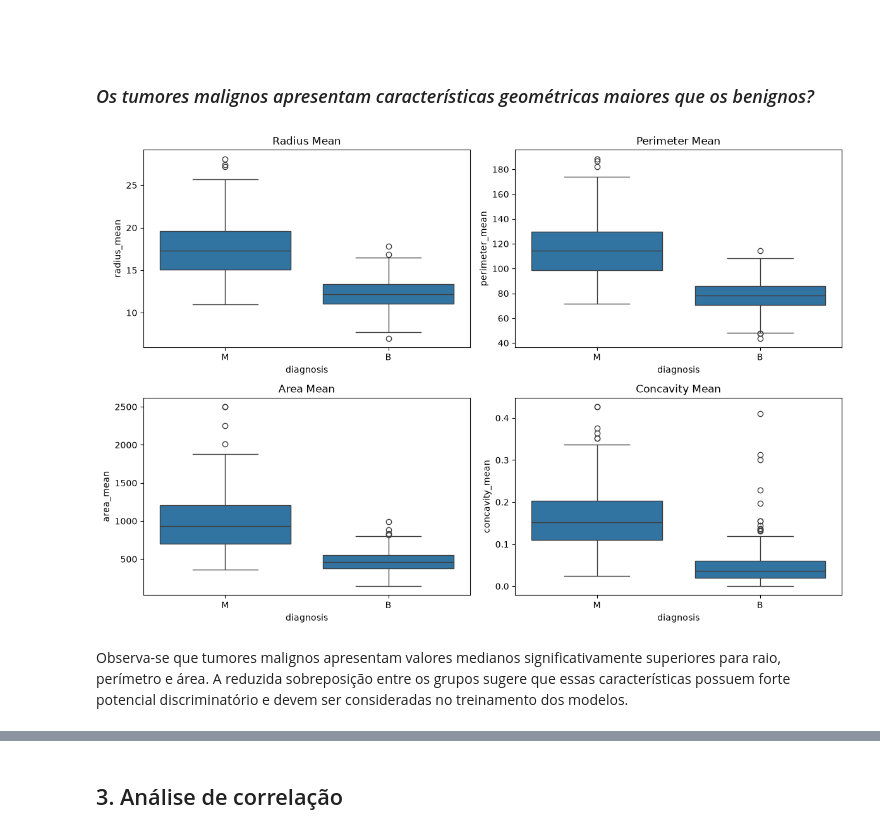
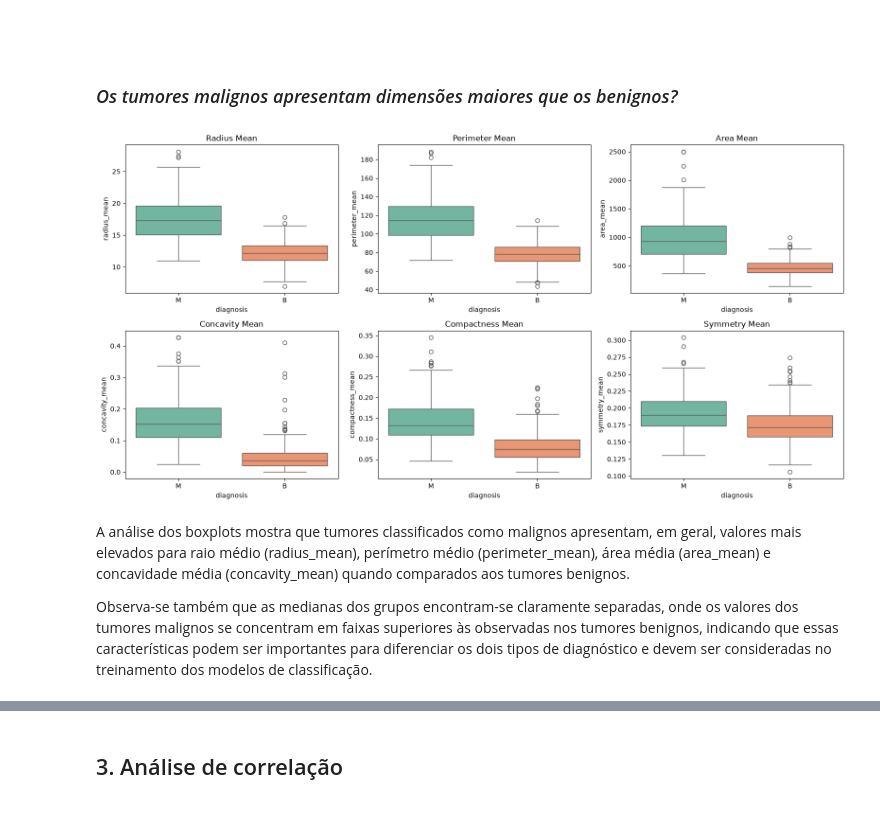
Before and after one commit to Rafael-Evangelista/tech-challenge-fiap, a Jupyter notebook: notebooks/01_analise_e_modelagem.ipynb, the cells around one changed output, grey strips where cells are left out. Cells and saved outputs as stored; diff of their text form; code cells hidden in the pictures.

```diff
--- a/notebooks/01_analise_e_modelagem.ipynb
+++ b/notebooks/01_analise_e_modelagem.ipynb
@@ -211,25 +212,36 @@ df.describe().T
 # %% [markdown]
 #
 # %% [markdown]
-### *Os tumores malignos apresentam características geométricas maiores que os benignos?*
+### *Os tumores malignos apresentam dimensões maiores que os benignos?*
 # %%
-fig, axes = plt.subplots(2, 2, figsize=(12, 8))
+fig, axes = plt.subplots(2, 3, figsize=(16, 8))
 
-sns.boxplot(data=df, x='diagnosis', y='radius_mean', ax=axes[0,0])
-axes[0,0].set_title('Radius Mean')
+colunas = [
+    'radius_mean',
+    'perimeter_mean',
+    'area_mean',
+    'concavity_mean',
+    'compactness_mean',
+    'symmetry_mean'
+]
 
-sns.boxplot(data=df, x='diagnosis', y='perimeter_mean', ax=axes[0,1])
-axes[0,1].set_title('Perimeter Mean')
-
-sns.boxplot(data=df, x='diagnosis', y='area_mean', ax=axes[1,0])
-axes[1,0].set_title('Area Mean')
-
-sns.boxplot(data=df, x='diagnosis', y='concavity_mean', ax=axes[1,1])
-axes[1,1].set_title('Concavity Mean')
+for ax, coluna in zip(axes.flat, colunas):
+    sns.boxplot(
+        data=df,
+        x='diagnosis',
+        y=coluna,
+        hue='diagnosis',
+        palette='Set2',
+        ax=ax,
+        legend=False
+    )
+    ax.set_title(coluna.replace('_', ' ').title())
 
 plt.tight_layout()
 plt.show()
 # %% [output]
-[figure, old version]
+[figure, new version]
 # %% [markdown]
-Observa-se que tumores malignos apresentam valores medianos significativamente superiores para raio, perímetro e área. A reduzida sobreposição entre os grupos sugere que essas características possuem forte potencial discriminatório e devem ser consideradas no treinamento dos modelos.
+A análise dos boxplots mostra que tumores classificados como malignos apresentam, em geral, valores mais elevados para raio médio (radius_mean), perímetro médio (perimeter_mean), área média (area_mean) e concavidade média (concavity_mean) quando comparados aos tumores benignos.
+
+Observa-se também que as medianas dos grupos encontram-se claramente separadas, onde os valores dos tumores malignos se concentram em faixas superiores às observadas nos tumores benignos, indicando que essas características podem ser importantes para diferenciar os dois tipos de diagnóstico e devem ser consideradas no treinamento dos modelos de classificação.
```
Also changed, not shown: parts of 55 cells of this notebook.
